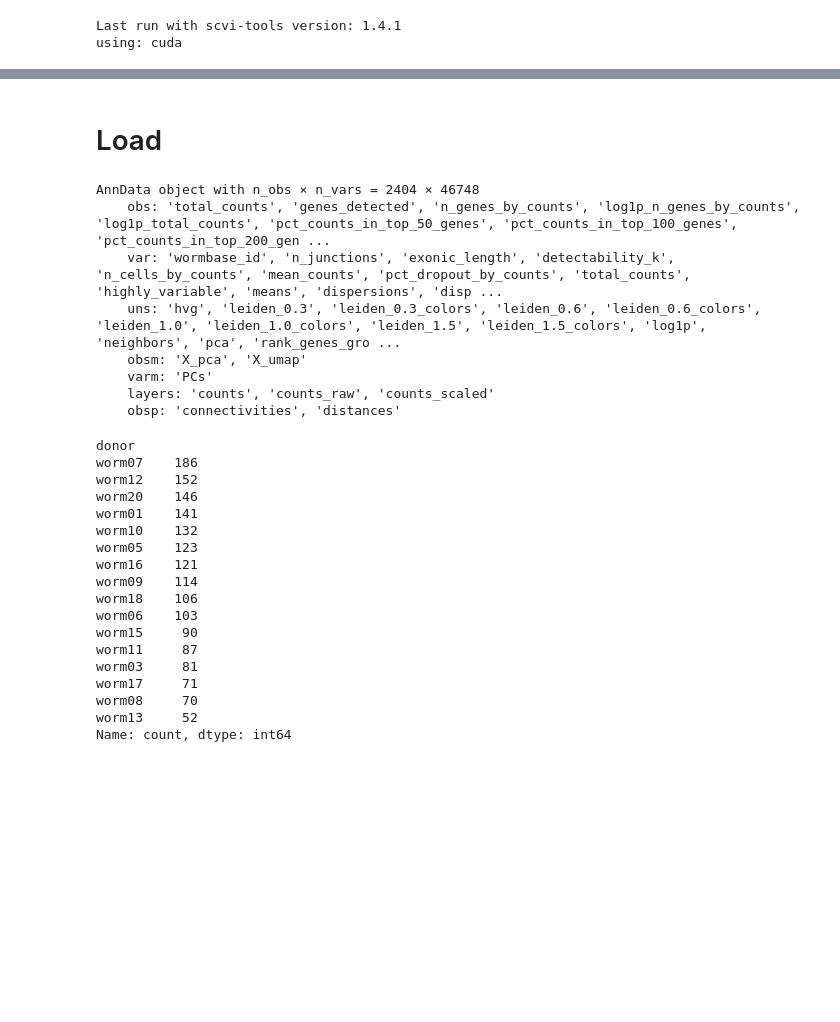
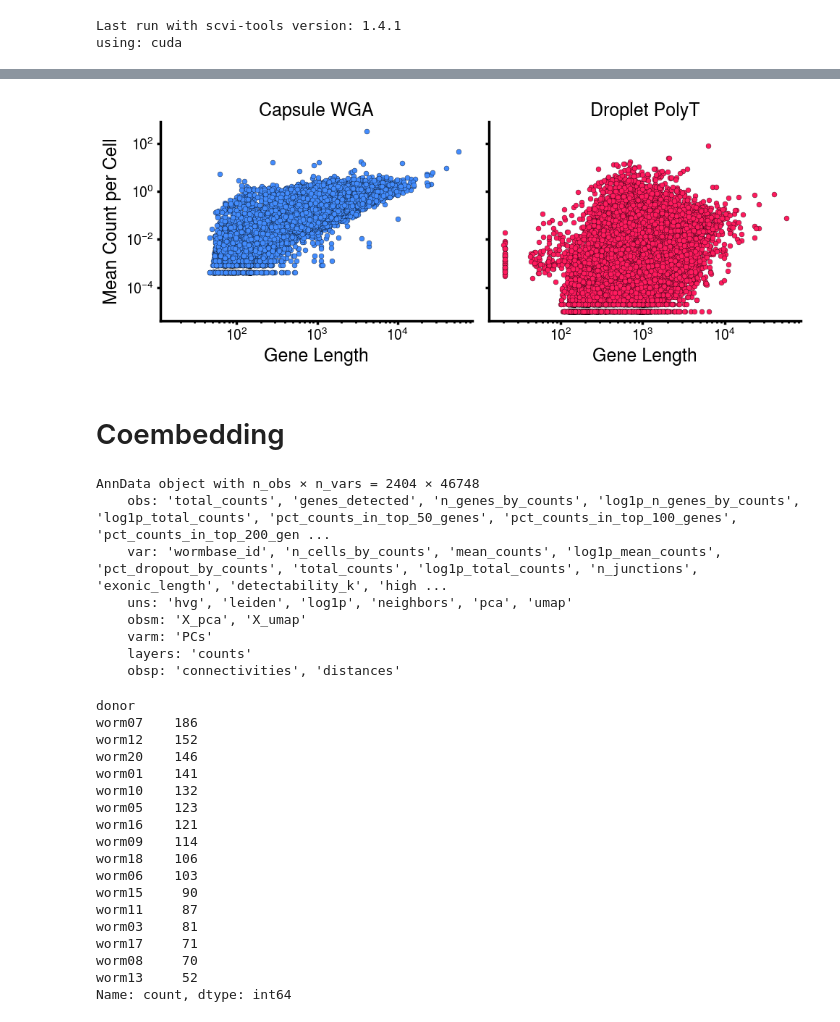
Before and after one commit to SrivatsanLab/SPC_genome, a Jupyter notebook: notebooks/worm6_final_GEX.ipynb, the cells around one changed output, grey strips where cells are left out. Cells and saved outputs as stored; diff of their text form; code cells hidden in the pictures; blank space fills up the shorter version.

```diff
--- a/notebooks/worm6_final_GEX.ipynb
+++ b/notebooks/worm6_final_GEX.ipynb
@@ -72,18 +176,48 @@ using: cuda
+# %%
+fig, axes = plt.subplots(1, 2, figsize=(10, 4), sharey=True)
+for ax, var, title in zip(axes, [adata.var, ref.var], ["Capsule WGA", "Droplet PolyT"]):
+    sns.scatterplot(
+        data=var,
+        x="exonic_length",
+        y="mean_counts",
+        color=c[title],
+        s=25,
+        ec="black",
+        linewidth=0.25,
+        zorder=3,
+        legend=False,
+        ax=ax,
+    )
+    ax.set_yscale('log')
+    ax.set_xscale('log')
+    ax.set_xlabel("Gene Length", fontsize=18)
+    ax.set_title(title, fontsize=18)
+    ax.tick_params(labelsize=14)
+
+axes[0].set_ylabel("Mean Count per Cell", fontsize=18)
+axes[1].set_ylabel("")  # hide duplicate y-label on right panel
+
+sns.despine()
+plt.tight_layout()
+
+plt.savefig("../results/worm6_final/figures/readcount_dist_vs_ref_percell.png", dpi=600, bbox_inches="tight")
+# %% [output]
+[figure, added]
 # %% [markdown]
-# Load
+# Coembedding
 # %%
-adata = sc.read_h5ad('../CapGTA_dev/results/worm6_final/manual_annotation_arms/B_current/adata_annotated.h5ad')
+adata = sc.read_h5ad('../results/worm6_final/GEX/adata_gex_splicedpolyat.h5ad')
 adata.var_names = adata.var['wormbase_id'].astype(str).values
 adata = adata[:, ~adata.var_names.duplicated()].copy()
 adata
 # %% [output]
 AnnData object with n_obs × n_vars = 2404 × 46748
     obs: 'total_counts', 'genes_detected', 'n_genes_by_counts', 'log1p_n_genes_by_counts', 'log1p_total_counts', 'pct_counts_in_top_50_genes', 'pct_counts_in_top_100_genes', 'pct_counts_in_top_200_gen ...
-    var: 'wormbase_id', 'n_junctions', 'exonic_length', 'detectability_k', 'n_cells_by_counts', 'mean_counts', 'pct_dropout_by_counts', 'total_counts', 'highly_variable', 'means', 'dispersions', 'disp ...
-    uns: 'hvg', 'leiden_0.3', 'leiden_0.3_colors', 'leiden_0.6', 'leiden_0.6_colors', 'leiden_1.0', 'leiden_1.0_colors', 'leiden_1.5', 'leiden_1.5_colors', 'log1p', 'neighbors', 'pca', 'rank_genes_gro ...
+    var: 'wormbase_id', 'n_cells_by_counts', 'mean_counts', 'log1p_mean_counts', 'pct_dropout_by_counts', 'total_counts', 'log1p_total_counts', 'n_junctions', 'exonic_length', 'detectability_k', 'high ...
+    uns: 'hvg', 'leiden', 'log1p', 'neighbors', 'pca', 'umap'
     obsm: 'X_pca', 'X_umap'
     varm: 'PCs'
-    layers: 'counts', 'counts_raw', 'counts_scaled'
+    layers: 'counts'
     obsp: 'connectivities', 'distances'
 # %%
 joint = sc.read_h5ad('../results/worm6_final/DNA_analysis/joint_variants_process.h5ad', backed='r')
```
Also changed, not shown: parts of 20 cells of this notebook, 1 other file.
